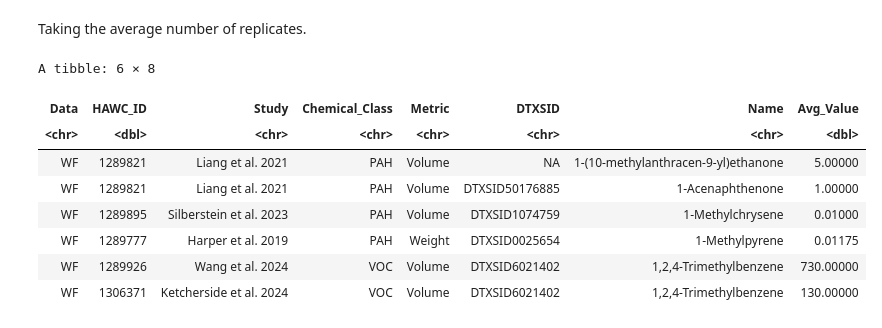
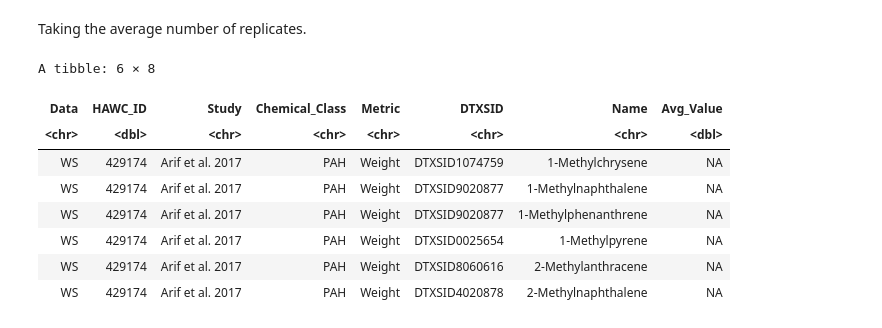
Before and after one commit to UNC-CEMALB/P1015.-Wildfire_Suffcient_Similiarity, a Jupyter notebook: 1. Data Processing/Data Processing.ipynb, the cells around one changed output. Drawn from its saved outputs; the diff is of its cells as text; code cells hidden in the pictures.

```diff
--- a/1. Data Processing/Data Processing.ipynb
+++ b/1. Data Processing/Data Processing.ipynb
@@ -42,21 +70,32 @@ A data.frame: 6 × 10
 # %% [markdown]
 Taking the average number of replicates.
 # %%
+ws_df$Value = as.numeric(ws_df$Value)
+wf_df$Value = as.numeric(wf_df$Value)
+
+avg_ws_df = ws_df %>%
+    group_by(Study, Chemical_Class, Metric, Name) %>%
+    mutate(Avg_Value = mean(Value)) %>%
+    select(-c("Replicate", "Sample_Number", "Value", "Sample_Identifier")) %>%
+    unique() %>%
+    ungroup()
+
 avg_wf_df = wf_df %>%
     group_by(Study, Chemical_Class, Metric, Name) %>%
     mutate(Avg_Value = mean(Value)) %>%
     select(-c("Replicate", "Sample_Number", "Value")) %>%
     unique() %>%
     ungroup()
 
-head(avg_wf_df)
+avg_df = rbind(avg_ws_df, avg_wf_df)
+head(avg_df)
 # %% [output]
 A tibble: 6 × 8
 | Data | HAWC_ID | Study | Chemical_Class | Metric | DTXSID | Name | Avg_Value |
 | <chr> | <dbl> | <chr> | <chr> | <chr> | <chr> | <chr> | <dbl> |
-| WF | 1289821 | Liang et al. 2021 | PAH | Volume | NA | 1-(10-methylanthracen-9-yl)ethanone | 5.00000 |
-| WF | 1289821 | Liang et al. 2021 | PAH | Volume | DTXSID50176885 | 1-Acenaphthenone | 1.00000 |
-| WF | 1289895 | Silberstein et al. 2023 | PAH | Volume | DTXSID1074759 | 1-Methylchrysene | 0.01000 |
-| WF | 1289777 | Harper et al. 2019 | PAH | Weight | DTXSID0025654 | 1-Methylpyrene | 0.01175 |
-| WF | 1289926 | Wang et al. 2024 | VOC | Volume | DTXSID6021402 | 1,2,4-Trimethylbenzene | 730.00000 |
-| WF | 1306371 | Ketcherside et al. 2024 | VOC | Volume | DTXSID6021402 | 1,2,4-Trimethylbenzene | 130.00000 |
+| WS | 429174 | Arif et al. 2017 | PAH | Weight | DTXSID1074759 | 1-Methylchrysene | NA |
+| WS | 429174 | Arif et al. 2017 | PAH | Weight | DTXSID9020877 | 1-Methylnaphthalene | NA |
+| WS | 429174 | Arif et al. 2017 | PAH | Weight | DTXSID9020877 | 1-Methylphenanthrene | NA |
+| WS | 429174 | Arif et al. 2017 | PAH | Weight | DTXSID0025654 | 1-Methylpyrene | NA |
+| WS | 429174 | Arif et al. 2017 | PAH | Weight | DTXSID8060616 | 2-Methylanthracene | NA |
+| WS | 429174 | Arif et al. 2017 | PAH | Weight | DTXSID4020878 | 2-Methylnaphthalene | NA |
```
Also changed, not shown: parts of 5 cells of this notebook.
